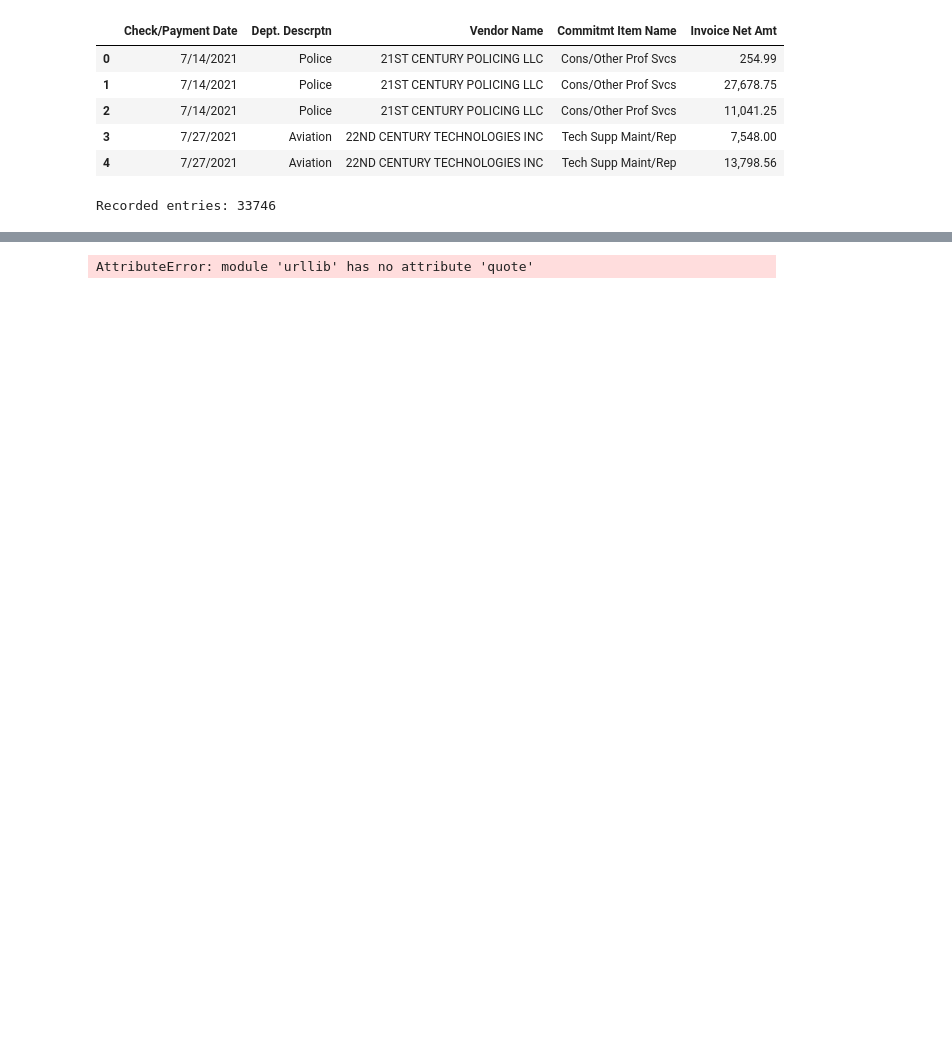
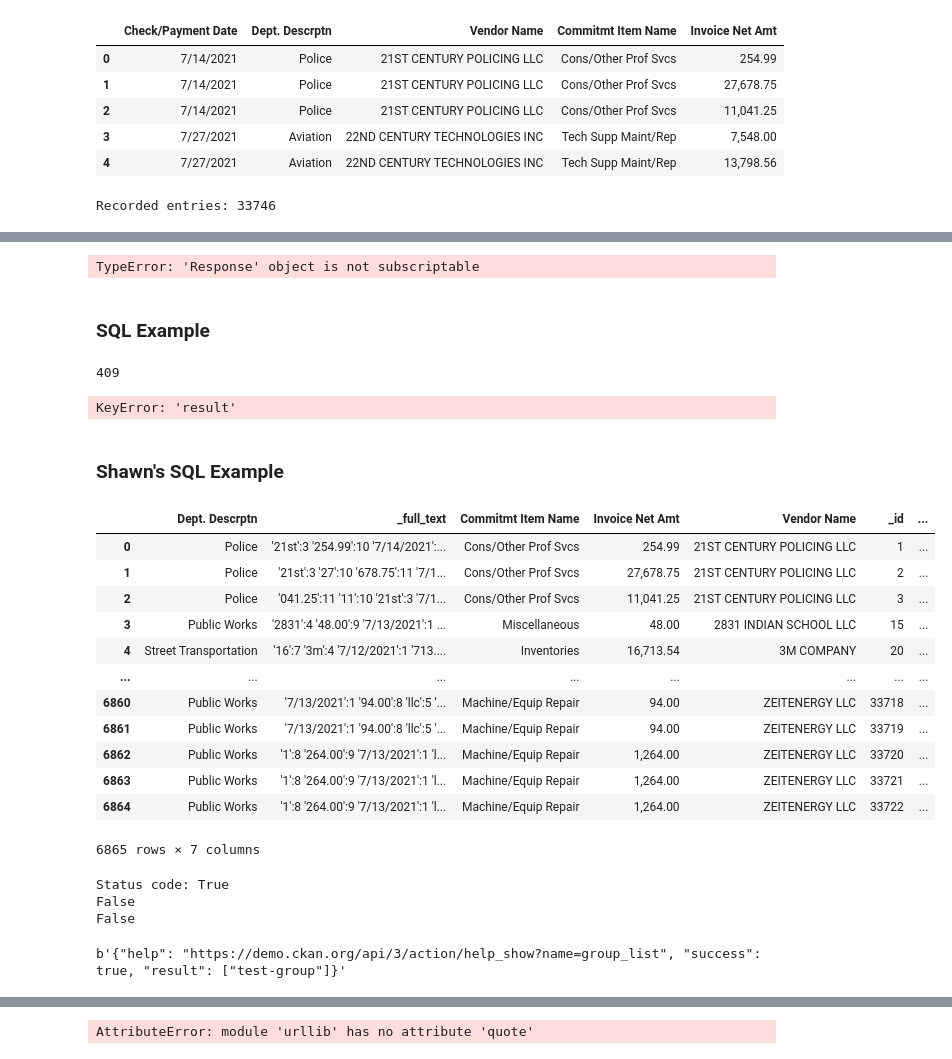
Before and after one commit to Rhuck1/City-of-Phoenix-Open-Data-Engineering, a Jupyter notebook: city_of_phx_ODE.ipynb, the cells around one changed output, grey strips where cells are left out. Drawn from its saved outputs; the diff is of its cells as text; code cells hidden in the pictures; blank space fills up the shorter version.

```diff
--- a/city_of_phx_ODE.ipynb
+++ b/city_of_phx_ODE.ipynb
@@ -48,0 +69,80 @@ response.json()
+# %%
+response['value']
+
+# response_df = pd.DataFrame.from_dict(response_dict['result']['records'])
+import json
+import urllib.request
+url = 'https://www.phoenixopendata.com/api/3/action/datastore_search?resource_id=ae149b6f-4d7e-499d-89d5-44c30e726d37&limit=5&q=title:jones'
+fileobj = urllib.request.urlopen(url)
+response_dict = json.loads(fileobj.read())
+print(response_dict)
+# %% [output]
+TypeError: 'Response' object is not subscriptable
+# %% [markdown]
+### SQL Example
+# %%
+import json
+import requests
+
+test_url = 'https://www.phoenixopendata.com/api/3/action/datastore_search?resource_id=ae149b6f-4d7e-499d-89d5-44c30e726d37&"Check/Payment Date"="2021-14-7"'
+sql_url = 'https://www.phoenixopendata.com/api/3/action/datastore_search_sql?sql=SELECT%20*%20from%20"ae149b6f-4d7e-499d-89d5-44c30e726d37"%20LIMIT%205"'
+sql2_url = 'https://www.phoenixopendata.com/api/3/action/datastore_search_sql?sql=SELECT%20*%20from%20"ae149b6f-4d7e-499d-89d5-44c30e726d37"%20WHERE%20"Dept. Description"%20LIKE%20Police'
+
+response = requests.get(sql2_url)
+print(response.status_code)
+response_dict = response.json()
+response_df = pd.DataFrame.from_dict(response_dict['result']['records'])
+response_df
+# %% [output]
+409
+KeyError: 'result'
+# %% [markdown]
+### Shawn's SQL Example
+# %%
+url2 = "https://www.phoenixopendata.com/api/3/action/datastore_search_sql?sql=SELECT%20*%20from%20%22ae149b6f-4d7e-499d-89d5-44c30e726d37%22%20%20WHERE%20\"Check/Payment%20Date\"BETWEEN\'7/01/2021\'AND\'7/15/2021\'"
+fileobj2 = urllib.request.urlopen(url2)
+response_dict2 = json.loads(fileobj2.read())
+response_df = pd.DataFrame.from_dict(response_dict2['result']['records'])
+response_df
+# %% [output]
+|  | Dept. Descrptn | _full_text | Commitmt Item Name | Invoice Net Amt | Vendor Name | _id | ... |
+| 0 | Police | '21st':3 '254.99':10 '7/14/2021':... | Cons/Other Prof Svcs | 254.99 | 21ST CENTURY POLICING LLC | 1 | ... |
+| 1 | Police | '21st':3 '27':10 '678.75':11 '7/1... | Cons/Other Prof Svcs | 27,678.75 | 21ST CENTURY POLICING LLC | 2 | ... |
+| 2 | Police | '041.25':11 '11':10 '21st':3 '7/1... | Cons/Other Prof Svcs | 11,041.25 | 21ST CENTURY POLICING LLC | 3 | ... |
+| 3 | Public Works | '2831':4 '48.00':9 '7/13/2021':1 ... | Miscellaneous | 48.00 | 2831 INDIAN SCHOOL LLC | 15 | ... |
+| 4 | Street Transportation | '16':7 '3m':4 '7/12/2021':1 '713.... | Inventories | 16,713.54 | 3M COMPANY | 20 | ... |
+| ... | ... | ... | ... | ... | ... | ... | ... |
+| 6860 | Public Works | '7/13/2021':1 '94.00':8 'llc':5 '... | Machine/Equip Repair | 94.00 | ZEITENERGY LLC | 33718 | ... |
+| 6861 | Public Works | '7/13/2021':1 '94.00':8 'llc':5 '... | Machine/Equip Repair | 94.00 | ZEITENERGY LLC | 33719 | ... |
+| 6862 | Public Works | '1':8 '264.00':9 '7/13/2021':1 'l... | Machine/Equip Repair | 1,264.00 | ZEITENERGY LLC | 33720 | ... |
+| 6863 | Public Works | '1':8 '264.00':9 '7/13/2021':1 'l... | Machine/Equip Repair | 1,264.00 | ZEITENERGY LLC | 33721 | ... |
+| 6864 | Public Works | '1':8 '264.00':9 '7/13/2021':1 'l... | Machine/Equip Repair | 1,264.00 | ZEITENERGY LLC | 33722 | ... |
+6865 rows × 7 columns
+# %%
+# import urllib2
+# import urllib
+import requests
+import json
+import pprint
+
+# Make the HTTP request.
+response = requests.get('http://demo.ckan.org/api/3/action/group_list')
+print("Status code:", response.status_code == 200)
+
+# Use the json module to load CKAN's response into a dictionary.
+# response_dict = json.loads(response.read())
+print(response.content == response.text)
+print(str(response.content) == response.text)
+
+# # Check the contents of the response.
+# assert response_dict['success'] is True
+# result = response_dict['result']
+# pprint.pprint(result)
+# %% [output]
+Status code: True
+False
+False
+# %%
+response.content
+# %% [output]
+b'{"help": "https://demo.ckan.org/api/3/action/help_show?name=group_list", "success": true, "result": ["test-group"]}'
```
Also changed, not shown: parts of 7 cells of this notebook.
